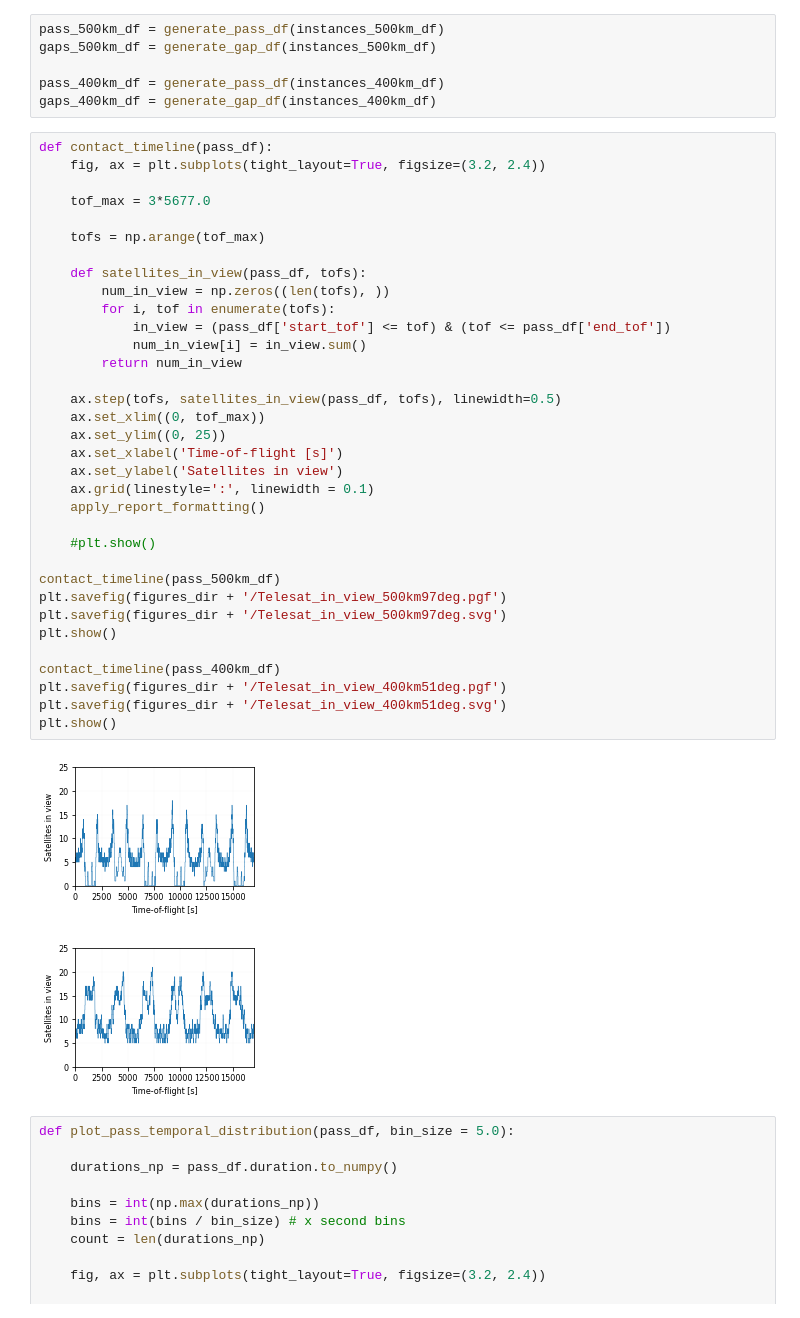
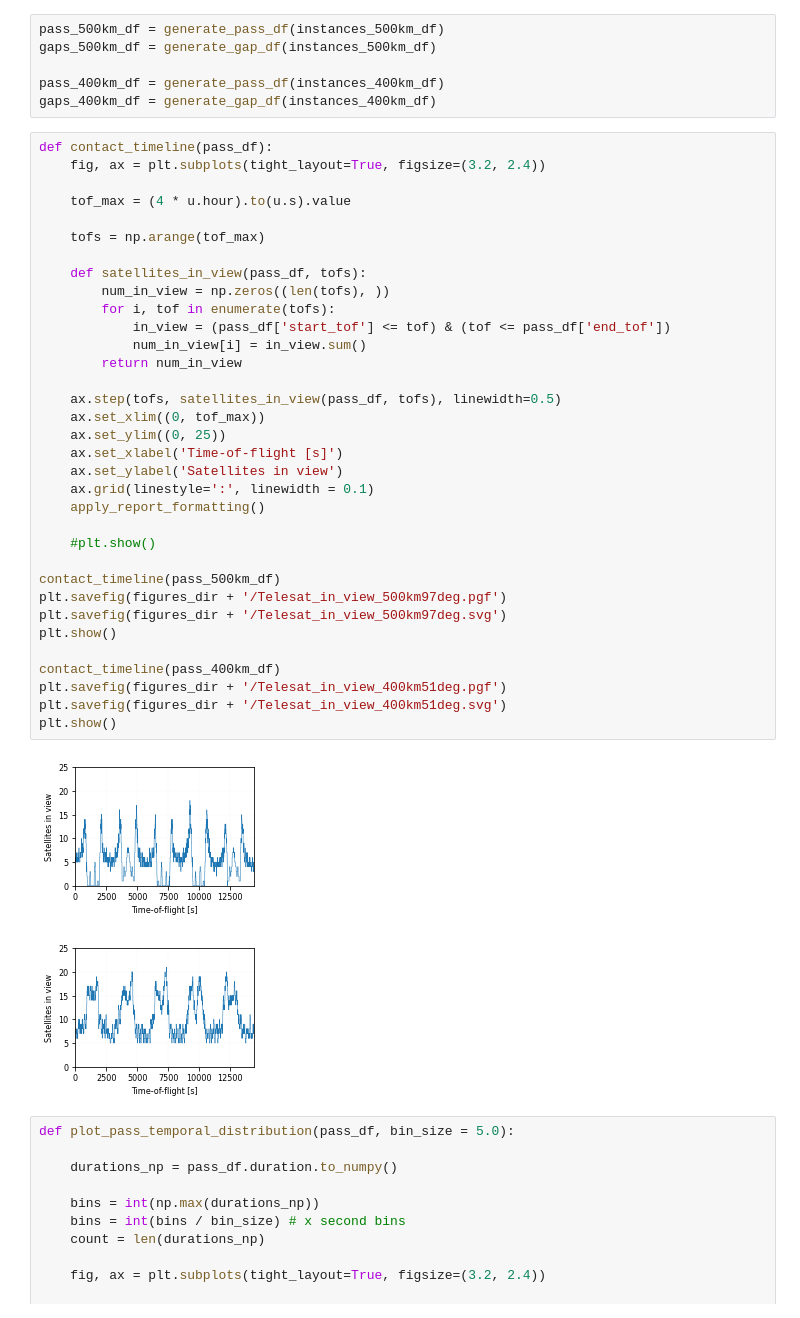
Before and after one commit to Josvth/hermes, a Jupyter notebook: visibility_analysis/Telesat/Analysis_Telesat.ipynb, the cells around one changed output. Cells and saved outputs as stored; diff of their text form.

```diff
--- a/visibility_analysis/Telesat/Analysis_Telesat.ipynb
+++ b/visibility_analysis/Telesat/Analysis_Telesat.ipynb
@@ -88,39 +88,39 @@ gaps_400km_df = generate_gap_df(instances_400km_df)
 def contact_timeline(pass_df):
     fig, ax = plt.subplots(tight_layout=True, figsize=(3.2, 2.4))
 
-    tof_max = 3*5677.0
+    tof_max = (4 * u.hour).to(u.s).value
 
     tofs = np.arange(tof_max)
 
     def satellites_in_view(pass_df, tofs):
         num_in_view = np.zeros((len(tofs), ))
         for i, tof in enumerate(tofs):
             in_view = (pass_df['start_tof'] <= tof) & (tof <= pass_df['end_tof'])
             num_in_view[i] = in_view.sum()
         return num_in_view
 
     ax.step(tofs, satellites_in_view(pass_df, tofs), linewidth=0.5)
     ax.set_xlim((0, tof_max))
     ax.set_ylim((0, 25))
     ax.set_xlabel('Time-of-flight [s]')
     ax.set_ylabel('Satellites in view')
     ax.grid(linestyle=':', linewidth = 0.1)
     apply_report_formatting()
 
     #plt.show()
 
 contact_timeline(pass_500km_df)
 plt.savefig(figures_dir + '/Telesat_in_view_500km97deg.pgf')
 plt.savefig(figures_dir + '/Telesat_in_view_500km97deg.svg')
 plt.show()
 
 contact_timeline(pass_400km_df)
 plt.savefig(figures_dir + '/Telesat_in_view_400km51deg.pgf')
 plt.savefig(figures_dir + '/Telesat_in_view_400km51deg.svg')
 plt.show()
 # %% [output]
-[figure, old version]
+[figure, new version]
-[figure, old version]
+[figure, new version]
 # %%
 def plot_pass_temporal_distribution(pass_df, bin_size = 5.0):
 
```
Also changed, not shown: parts of 2 cells of this notebook, 2 other files.
